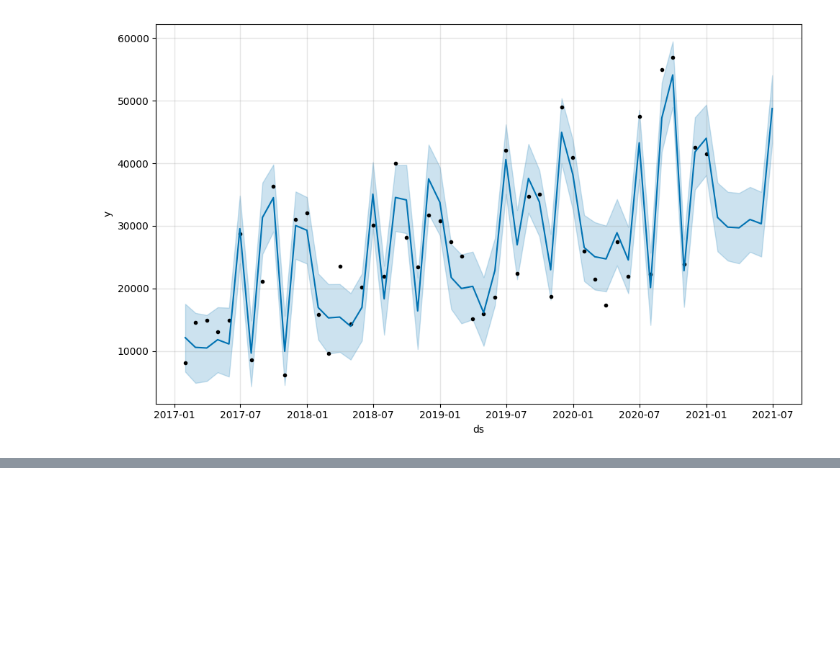
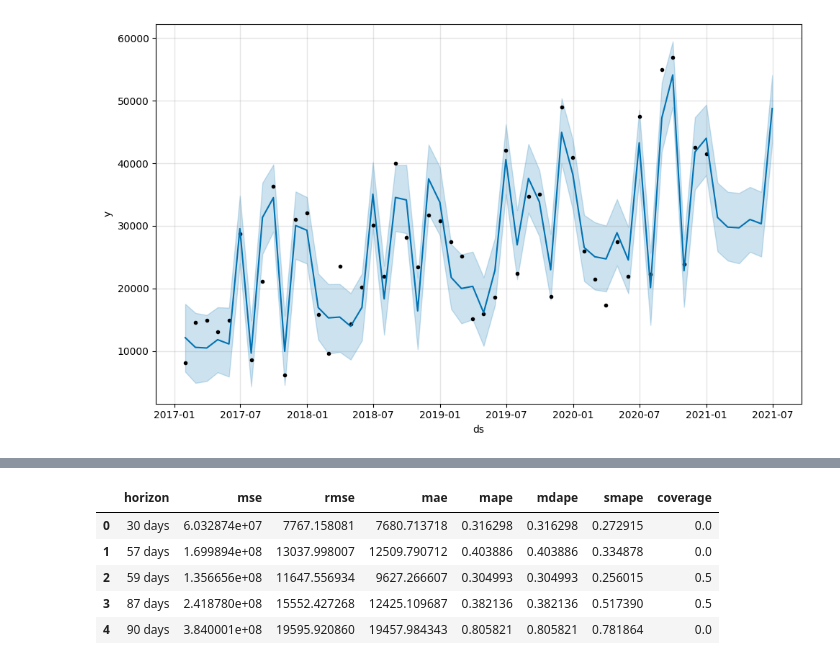
Before and after one commit to hatima-data/shop-direct-sale-analysis, a Jupyter notebook: sales_forecasting.ipynb, the cells around one changed output, grey strips where cells are left out. Drawn from its saved outputs; the diff is of its cells as text; code cells hidden in the pictures; blank space fills up the shorter version.

```diff
--- a/sales_forecasting.ipynb
+++ b/sales_forecasting.ipynb
@@ -64,3 +64,12 @@ forecast[['ds', 'yhat', 'yhat_lower', 'yhat_upper']].tail(6)
 fig1=model.plot(forecast)
 # %% [output]
 [figure]
+# %%
+from prophet.diagnostics import cross_validation,performance_metrics
+
+df_cv = cross_validation( model, initial='730 days', period='180 days', horizon='365 days')
+
+#xatolikni chiqarish
+df_p=performance_metrics(df_cv)
+df_p.head()
+# %% [output]
@@ -66,0 +78,6 @@ fig1=model.plot(forecast)
+|  | horizon | mse | rmse | mae | mape | mdape | smape | coverage |
+| 0 | 30 days | 6.032874e+07 | 7767.158081 | 7680.713718 | 0.316298 | 0.316298 | 0.272915 | 0.0 |
+| 1 | 57 days | 1.699894e+08 | 13037.998007 | 12509.790712 | 0.403886 | 0.403886 | 0.334878 | 0.0 |
+| 2 | 59 days | 1.356656e+08 | 11647.556934 | 9627.266607 | 0.304993 | 0.304993 | 0.256015 | 0.5 |
+| 3 | 87 days | 2.418780e+08 | 15552.427268 | 12425.109687 | 0.382136 | 0.382136 | 0.517390 | 0.5 |
+| 4 | 90 days | 3.840001e+08 | 19595.920860 | 19457.984343 | 0.805821 | 0.805821 | 0.781864 | 0.0 |
```
Also changed, not shown: parts of 2 cells of this notebook.
